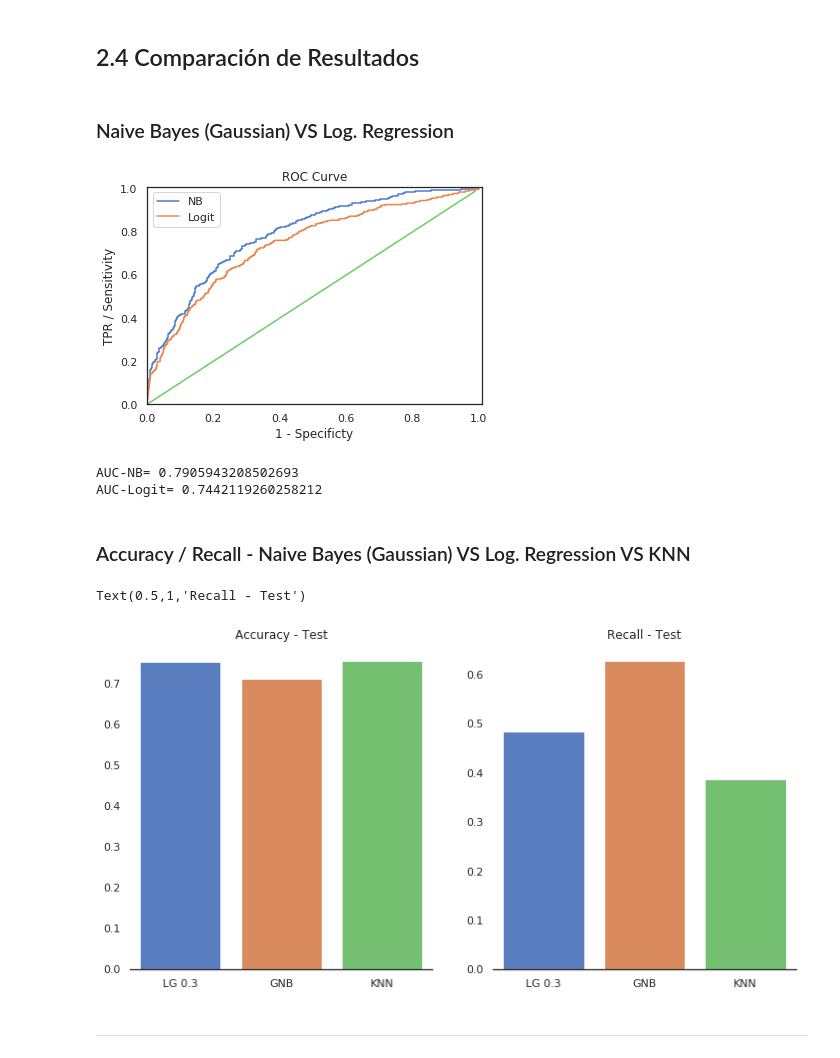
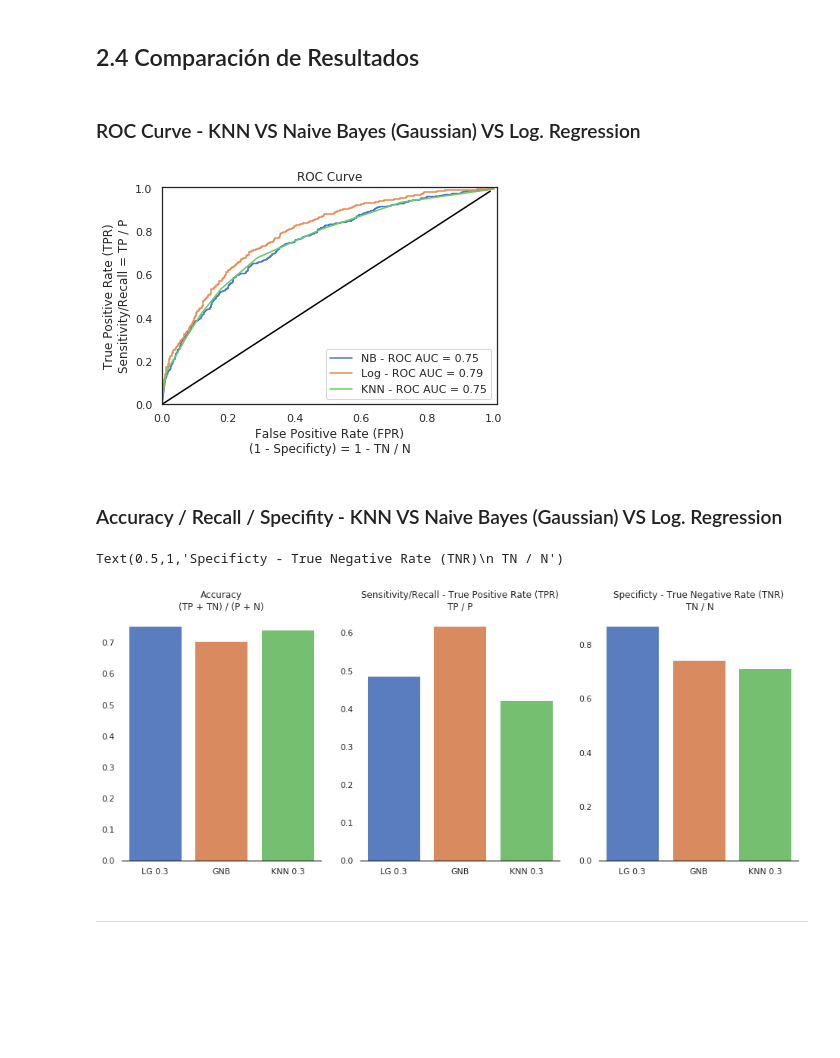
Before and after one commit to cdgn-coding/ml-test-noviazgo, a Jupyter notebook: presentacion.ipynb, the cells around one changed output. Cells and saved outputs as stored; diff of their text form; code cells hidden in the pictures; blank space fills up the shorter version.

```diff
--- a/presentacion.ipynb
+++ b/presentacion.ipynb
@@ -795,0 +832,6 @@ print('AUC=', auc(fpr_log, tpr_log))
+# %%
+accuracy_log = accuracy_score(y_test, y_pred_log)
+accuracy_log_umbral = accuracy_score(y_test, y_pred_proba_log_umbral)
+
+print('Umbral 0.5 =', accuracy_log)
+print('Umbral 0.3 =', accuracy_log_umbral)
@@ -795,0 +844,6 @@ print('AUC=', auc(fpr_log, tpr_log))
+# %%
+specificity_log = specificity_func(y_test, y_pred_log)
+specificity_log_umbral = specificity_func(y_test, y_pred_proba_log_umbral)
+
+print('Umbral 0.5 =', specificity_log)
+print('Umbral 0.3 =', specificity_log_umbral)
@@ -795,0 +856,6 @@ print('AUC=', auc(fpr_log, tpr_log))
+# %%
+recall_log = recall_score(y_test, y_pred_log)
+recall_log_umbral = recall_score(y_test, y_pred_proba_log_umbral)
+
+print('Umbral 0.5 =', recall_log)
+print('Umbral 0.3 =', recall_log_umbral)
@@ -809,0 +947,6 @@ y_pred_proba_gnb = gnb.predict_proba(X_test)
+# %%
+specificity_gnb = specificity_func(y_test, y_pred_gnb)
+specificity_gnb_umbral = specificity_func(y_test, y_pred_proba_gnb_umbral)
+
+print('Umbral 0.5 =', specificity_gnb)
+print('Umbral 0.3 =', specificity_gnb_umbral)
@@ -848,41 +991,40 @@ ax.set_yticklabels(['Nunca','Siempre'])
 # %% [markdown]
 ## <a id='resultados'>2.4 Comparación de Resultados</a>
 # %% [markdown]
-### Naive Bayes (Gaussian) VS Log. Regression
+### ROC Curve - KNN VS Naive Bayes (Gaussian) VS Log. Regression
 # %%
-fpr_nb,tpr_nb,thr_nb = roc_curve(y_test, y_pred_proba_log[:,1])
-fpr_log,tpr_log,thr_log = roc_curve(y_test, y_pred_proba_gnb[:,1])
+plt.axis([0, 1.01, 0, 1.01])
+plt.xlabel('False Positive Rate (FPR)\n(1 - Specificty) = 1 - TN / N')
+plt.ylabel('True Positive Rate (TPR)\nSensitivity/Recall = TP / P')
+plt.title('ROC Curve')
 
-plt.axis([0, 1.01, 0, 1.01])
-plt.xlabel('1 - Specificty')
-plt.ylabel('TPR / Sensitivity')
-plt.title('ROC Curve')
-plt.plot(fpr_nb,tpr_nb)
+plt.plot(fpr_gnb,tpr_gnb)
 plt.plot(fpr_log,tpr_log)
-plt.plot(np.arange(0,1, step =0.01), np.arange(0,1, step =0.01))
-plt.legend(['NB','Logit'])
+plt.plot(fpr_knn,tpr_knn)
+
+plt.plot(np.arange(0,1, step =0.01), np.arange(0,1, step =0.01), color='black')
+
+plt.legend([f'NB - ROC AUC = {auc(fpr_gnb, tpr_gnb):.2f}',f'Log - ROC AUC = {auc(fpr_log, tpr_log):.2f}',f'KNN - ROC AUC = {auc(fpr_knn, tpr_knn):.2f}'])
 plt.show()
 # %% [output]
-[figure, old version]
+[figure, new version]
-# %%
-print('AUC-NB=', auc(fpr_nb, tpr_nb))
-print('AUC-Logit=', auc(fpr_log, tpr_log))
-# %% [output]
-AUC-NB= 0.7905943208502693
-AUC-Logit= 0.7442119260258212
 # %% [markdown]
-### Accuracy / Recall - Naive Bayes (Gaussian) VS Log. Regression VS KNN
+### Accuracy / Recall / Specifity - KNN VS Naive Bayes (Gaussian) VS Log. Regression
 # %%
-f, axes = plt.subplots(1, 2, figsize=(12, 6), sharex='all')
+f, axes = plt.subplots(1, 3, figsize=(16, 6), sharex='all')
 sns.despine(left=True)
 
-sns.barplot(x=['LG 0.3','GNB','KNN'],y=[accuracy_log_umbral, accuracy_gnb, accuracy_knn],ax=axes[0])
+sns.barplot(x=['LG 0.3','GNB','KNN 0.3'],y=[accuracy_log_umbral, accuracy_gnb, accuracy_knn],ax=axes[0])
 sns.barplot(x=['LG 0.3','GNB','KNN'],y=[recall_log_umbral, recall_gnb, recall_knn],ax=axes[1])
-axes[0].set_title('Accuracy - Test')
-axes[1].set_title('Recall - Test')
+sns.barplot(x=['LG 0.3','GNB','KNN 0.3'],y=[specificity_log_umbral, specificity_gnb, specificity_knn_umbral],ax=axes[2])
+
+
+axes[0].set_title('Accuracy\n(TP + TN) / (P + N)')
+axes[1].set_title('Sensitivity/Recall - True Positive Rate (TPR)\nTP / P')
+axes[2].set_title('Specificty - True Negative Rate (TNR)\n TN / N')
 # %% [output]
-Text(0.5,1,'Recall - Test')
+Text(0.5,1,'Specificty - True Negative Rate (TNR)\n TN / N')
-[figure, old version]
+[figure, new version]
 # %% [markdown]
 <hr>
 # %% [markdown]
```
Also changed, not shown: parts of 175 cells of this notebook.
